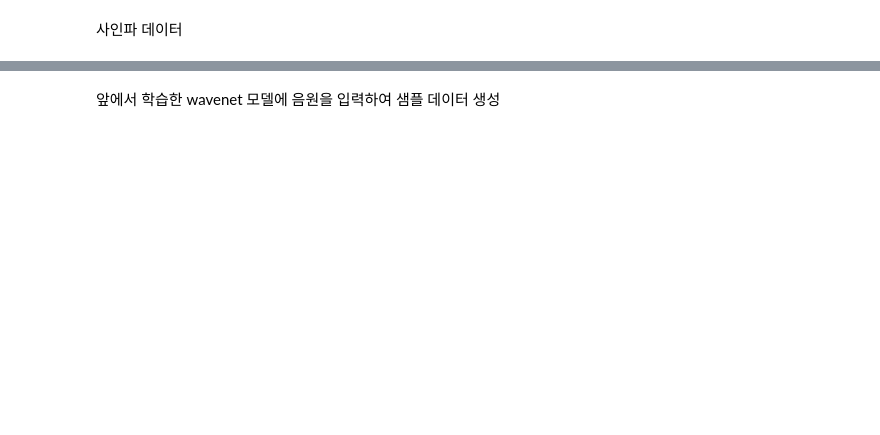
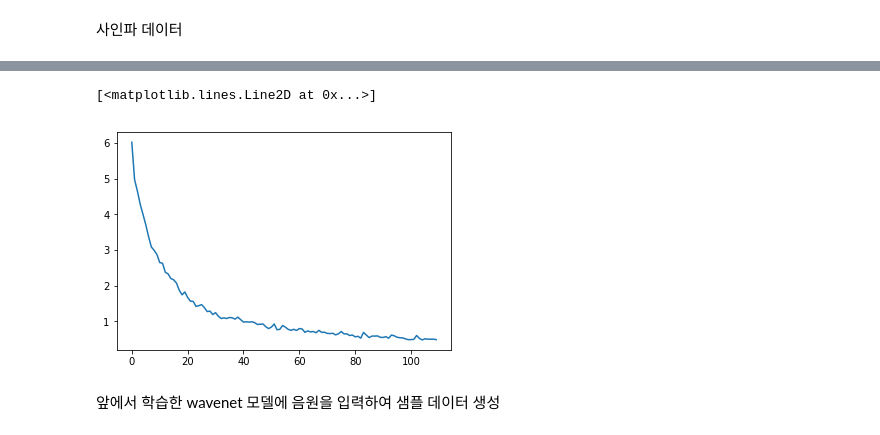
Before and after one commit to bt22dr/deep-learning-papers, a Jupyter notebook: code/WaveNet.ipynb, the cells around one changed output, grey strips where cells are left out. Saved outputs shown, nothing was run; the diff lists cells and outputs as text; code cells hidden in the pictures; blank space fills up the shorter version.

```diff
--- a/code/WaveNet.ipynb
+++ b/code/WaveNet.ipynb
@@ -658,3 +643,8 @@ Epoch 000 Iter 800: Loss: 4.8503023721
+# %%
+plt.plot(train_loss_results)
+# %% [output]
+[<matplotlib.lines.Line2D at 0x...>]
+[figure, added]
 # %% [markdown]
 앞에서 학습한 wavenet 모델에 음원을 입력하여 샘플 데이터 생성
 # %%
```
Also changed, not shown: parts of 23 cells of this notebook.
